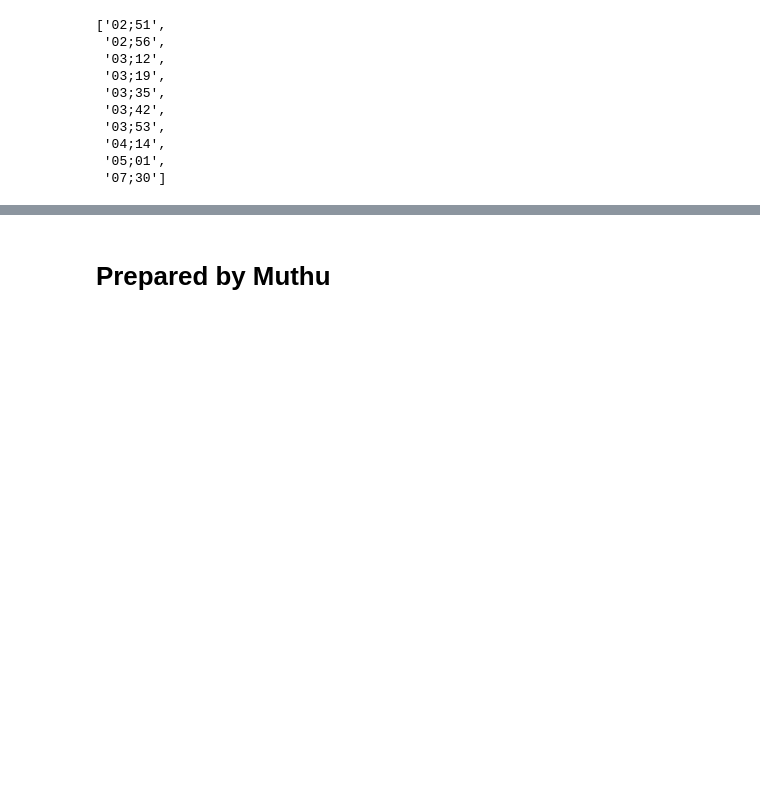
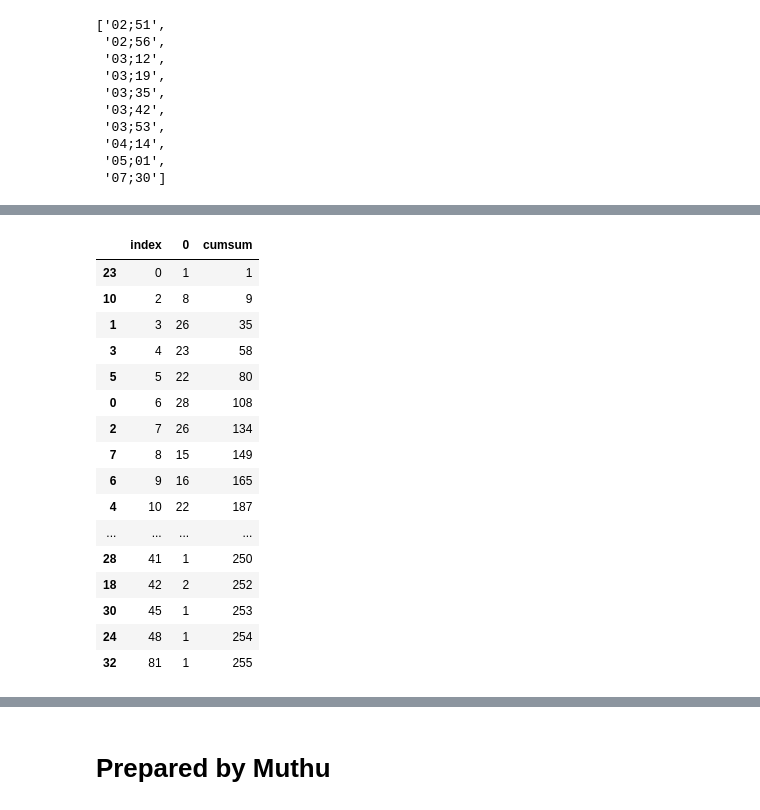
Before and after one commit to muthuganeshece/CVProjects, a Jupyter notebook: SodiumDisposal/Notebook/VideoExtractor.ipynb, the cells around one changed output, grey strips where cells are left out. Saved outputs shown, nothing was run; the diff lists cells and outputs as text; code cells hidden in the pictures; blank space fills up the shorter version.

```diff
--- a/SodiumDisposal/Notebook/VideoExtractor.ipynb
+++ b/SodiumDisposal/Notebook/VideoExtractor.ipynb
@@ -115,0 +209,22 @@ list(excel_group.loc[i, 'Start Time'])
+# %%
+test = pd.value_counts(frame_len).reset_index().sort_values('index')
+test['cumsum'] = test[0].cumsum()
+test
+# %% [output]
+|  | index | 0 | cumsum |
+| 23 | 0 | 1 | 1 |
+| 10 | 2 | 8 | 9 |
+| 1 | 3 | 26 | 35 |
+| 3 | 4 | 23 | 58 |
+| 5 | 5 | 22 | 80 |
+| 0 | 6 | 28 | 108 |
+| 2 | 7 | 26 | 134 |
+| 7 | 8 | 15 | 149 |
+| 6 | 9 | 16 | 165 |
+| 4 | 10 | 22 | 187 |
+| ... | ... | ... | ... |
+| 28 | 41 | 1 | 250 |
+| 18 | 42 | 2 | 252 |
+| 30 | 45 | 1 | 253 |
+| 24 | 48 | 1 | 254 |
+| 32 | 81 | 1 | 255 |
```
Also changed, not shown: parts of 13 cells of this notebook.
